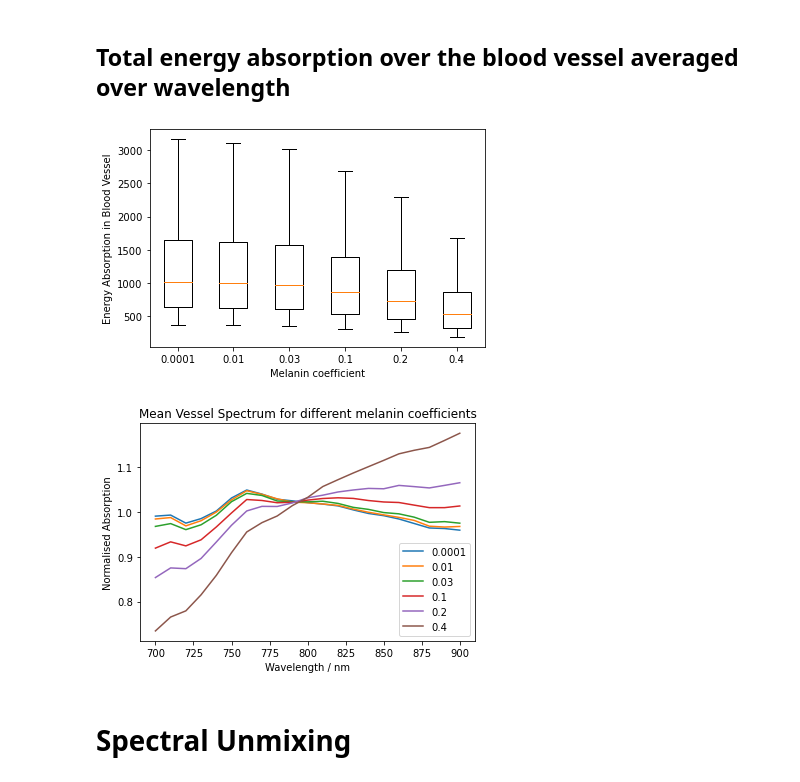
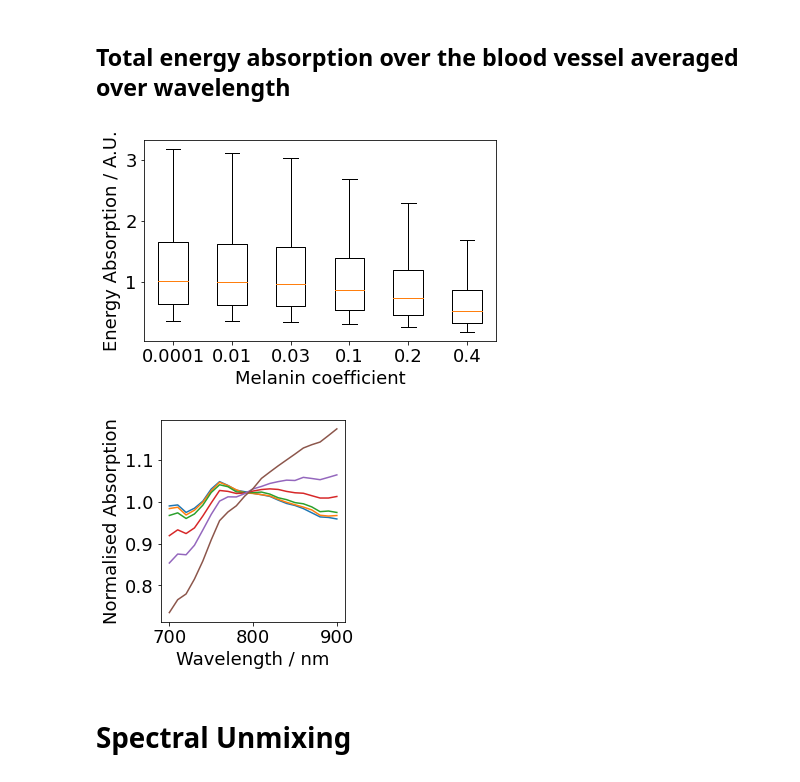
Before and after one commit to tomelse/SkinPhantomSimulations, a Jupyter notebook: Exp1/Melanin Analysis.ipynb, the cells around one changed output. Drawn from its saved outputs; the diff is of its cells as text; code cells hidden in the pictures.

Commit message:
figures

```diff
--- a/Exp1/Melanin Analysis.ipynb
+++ b/Exp1/Melanin Analysis.ipynb
@@ -8,6 +8,9 @@ import matplotlib
 
 from pymcx import read_output_file, load_mcx_settings
 from spectra import blood_mu_a, melanosome_mu_a, water_mu_a
+
+matplotlib.rcParams['figure.figsize'] = (4,4)
+matplotlib.rcParams.update({'font.size': 18})
 # %% [markdown]
 Load the list of parameters run and the files containing the output and settings files. The constant variables are removed for the summary tables.
 # %%
@@ -79,26 +78,30 @@ for dep_variable in labels:
 # %% [markdown]
 ## Total energy absorption over the blood vessel averaged over wavelength
 # %%
-plt.boxplot([np.mean(s[volume_numbered == 4], axis=1) for s in ms_results], showfliers=False, labels=labels)
+plt.figure(figsize=(6,4))
+plt.boxplot([np.mean(s[volume_numbered == 4], axis=1)/1000 for s in ms_results], showfliers=False, labels=labels)
 plt.xlabel("Melanin coefficient")
-plt.ylabel("Energy Absorption in Blood Vessel")
+plt.ylabel("Energy Absorption / A.U.")
+plt.tight_layout()
+plt.savefig("../FiguresOutput/melanin_absorption.png")
 plt.show()
 # %% [output]
-[figure, old version]
+[figure, new version]
 # %%
 # Calculate the mean absorption spectra over the entire blood vessel over the independent variable.
 mean_specs = [np.mean(result[volume_numbered == 4], axis=0) for result in ms_results]
 
 wavelengths = parameters["Wavelength"].unique()
 for spec, label in zip(mean_specs, labels):
     plt.plot(1e9*wavelengths, spec/np.mean(spec), label=label)
-plt.legend()
+
 plt.xlabel("Wavelength / nm")
 plt.ylabel("Normalised Absorption")
-plt.title("Mean Vessel Spectrum for different melanin coefficients")
+plt.tight_layout()
+plt.savefig("../FiguresOutput/melanin_absorption_spec.png")
 plt.show()
 # %% [output]
-[figure, old version]
+[figure, new version]
 # %% [markdown]
 # Spectral Unmixing
 # %%
```
Also changed, not shown: parts of 4 cells of this notebook, 4 other files.
